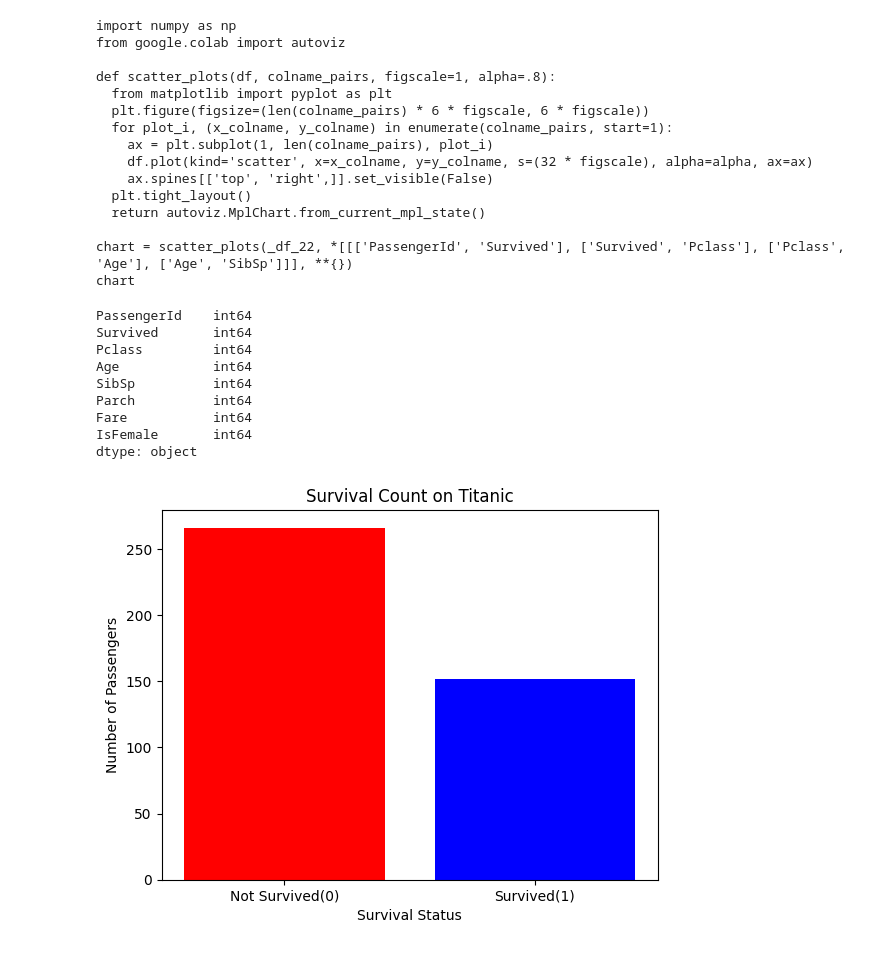
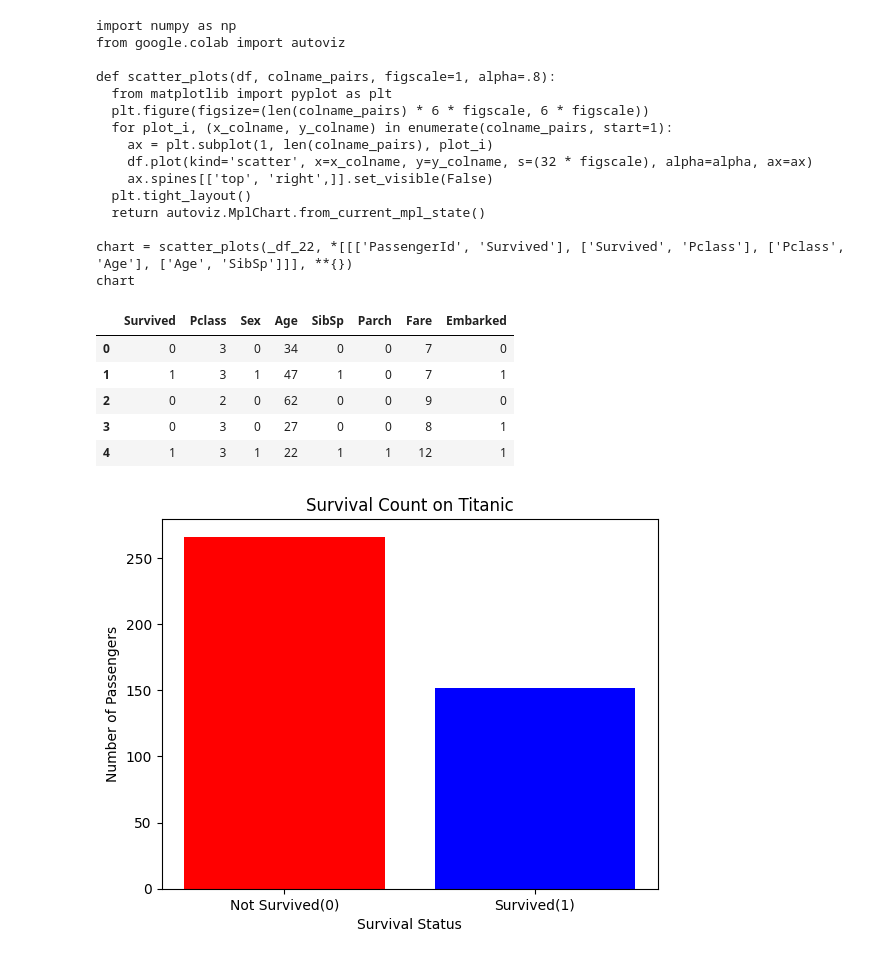
Before and after one commit to zainaae/CODSOFT, a Jupyter notebook: TitanicSurvival_Prediction.ipynb, the cells around one changed output. Cells and saved outputs as stored; diff of their text form; code cells hidden in the pictures.

```diff
--- a/TitanicSurvival_Prediction.ipynb
+++ b/TitanicSurvival_Prediction.ipynb
@@ -204,17 +203,14 @@ df = df.drop(['Name', 'Ticket', 'Embarked', 'Sex'], axis=1)
 df['Age'] = df['Age'].astype(int)
 df['Fare'] = df['Fare'].astype(int)
 # %%
-df.dtypes
+df.head()
 # %% [output]
-PassengerId    int64
-Survived       int64
-Pclass         int64
-Age            int64
-SibSp          int64
-Parch          int64
-Fare           int64
-IsFemale       int64
-dtype: object
+|  | Survived | Pclass | Sex | Age | SibSp | Parch | Fare | Embarked |
+| 0 | 0 | 3 | 0 | 34 | 0 | 0 | 7 | 0 |
+| 1 | 1 | 3 | 1 | 47 | 1 | 0 | 7 | 1 |
+| 2 | 0 | 2 | 0 | 62 | 0 | 0 | 9 | 0 |
+| 3 | 0 | 3 | 0 | 27 | 0 | 0 | 8 | 1 |
+| 4 | 1 | 3 | 1 | 22 | 1 | 1 | 12 | 1 |
 # %%
 survival_counts = df['Survived'].value_counts()
 plt.bar(survival_counts.index, survival_counts.values, color= ['r','b'], tick_label=['Not Survived(0)', 'Survived(1)'])
```
Also changed, not shown: parts of 10 cells of this notebook.
